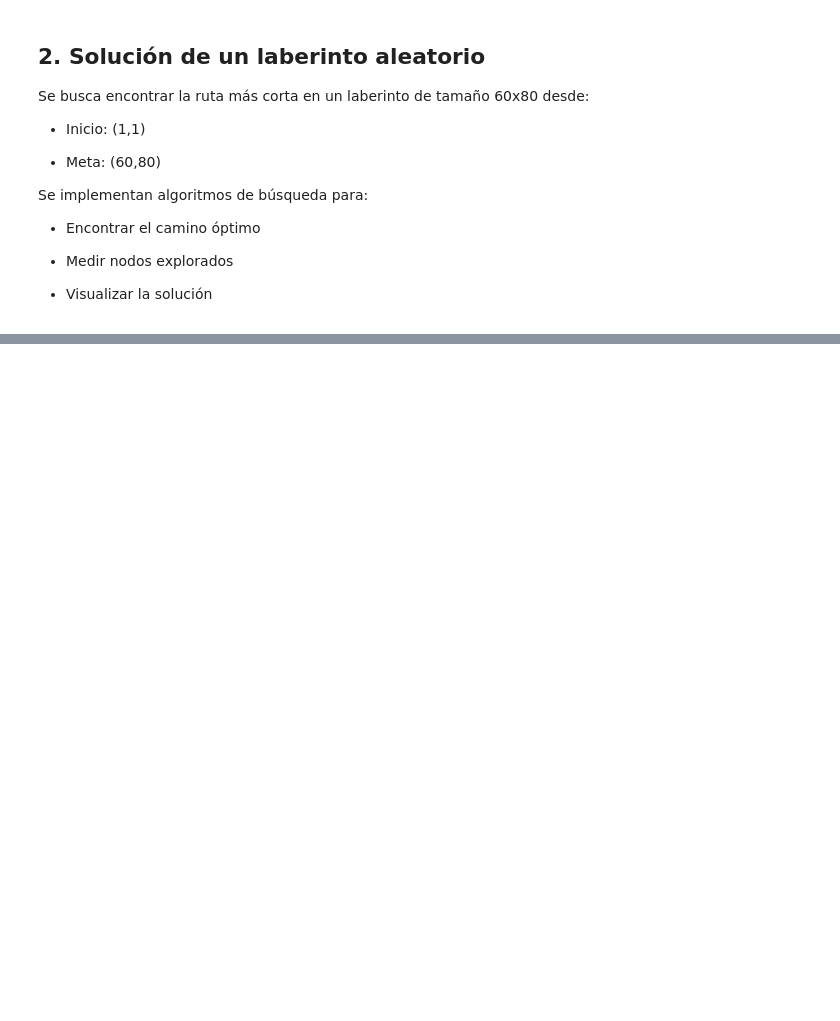
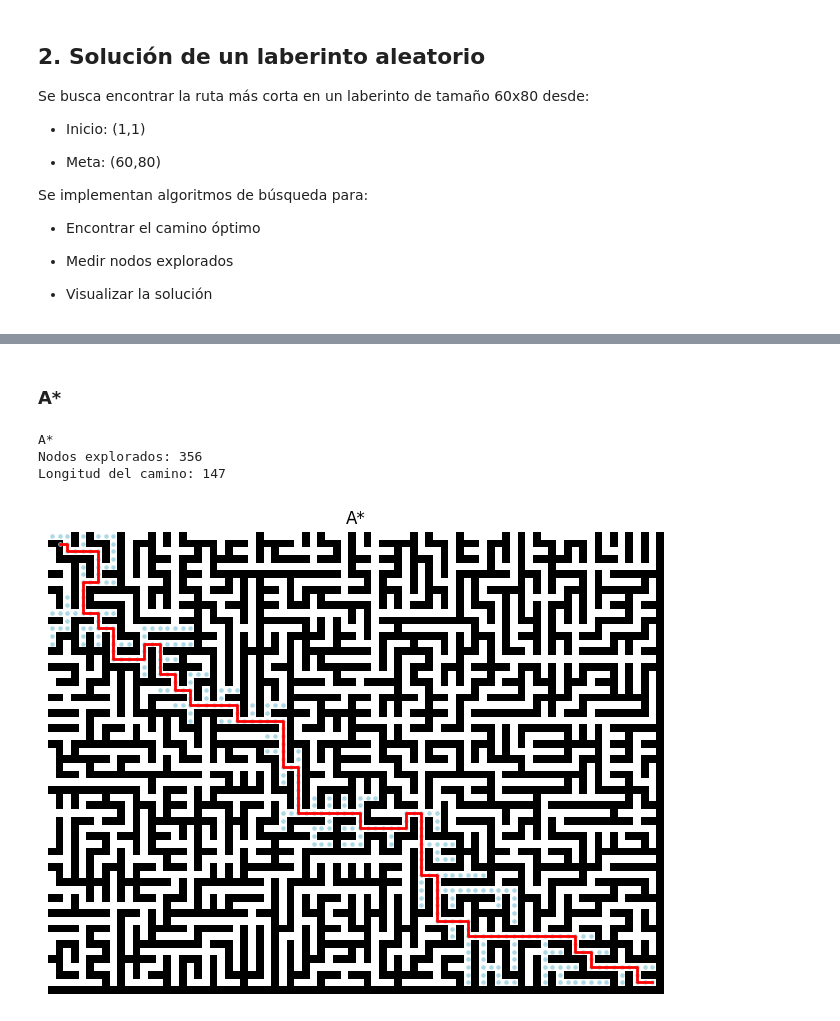
Before and after one commit to mac2218/IA-Proyecto2, a Jupyter notebook: Proyecto2.ipynb, the cells around one changed output, grey strips where cells are left out. Cells and saved outputs as stored; diff of their text form; code cells hidden in the pictures; blank space fills up the shorter version.

```diff
--- a/Proyecto2.ipynb
+++ b/Proyecto2.ipynb
@@ -269,0 +356,2 @@ Se implementan algoritmos de búsqueda para:
+# %% [markdown]
+### A*
@@ -269,0 +412,13 @@ Se implementan algoritmos de búsqueda para:
+# %%
+path_astar, explored_astar = astar(maze, start, goal)
+
+print("A*")
+print("Nodos explorados:", len(explored_astar))
+print("Longitud del camino:", len(path_astar))
+
+show_solution(maze, path_astar, explored_astar, "A*")
+# %% [output]
+A*
+Nodos explorados: 356
+Longitud del camino: 147
+[figure, added]
```
Also changed, not shown: parts of 10 cells of this notebook.
